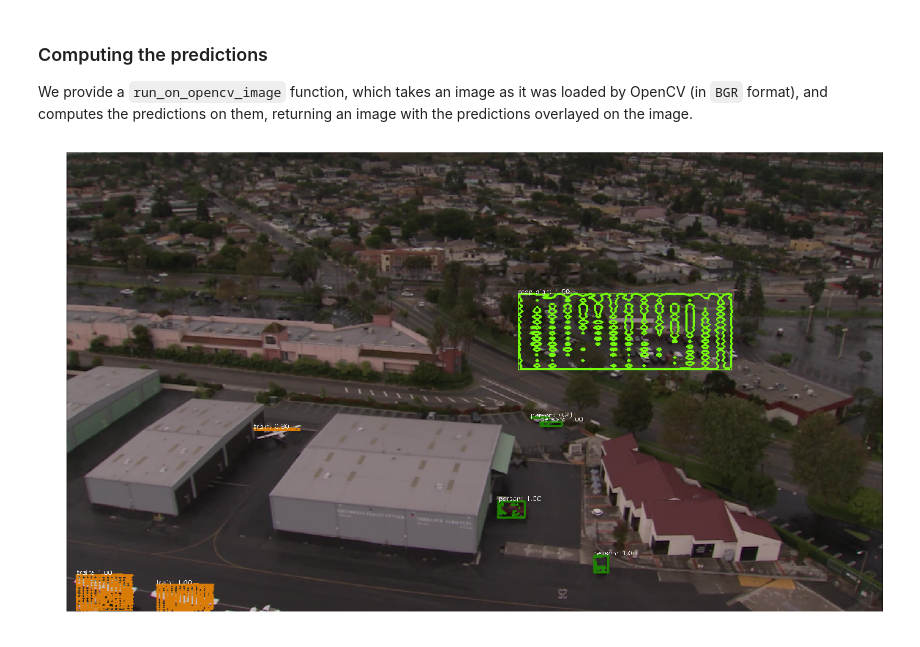
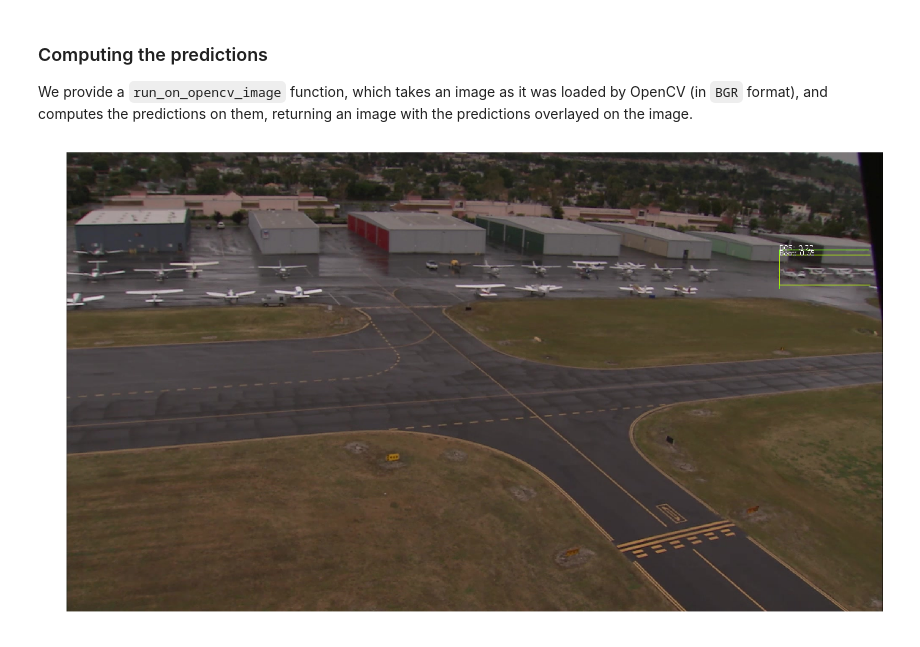
Before and after one commit to owninz/maskrcnn-benchmark, a Jupyter notebook: demo/Mask_R-CNN_demo.ipynb, the cells around one changed output. Saved outputs shown, nothing was run; the diff lists cells and outputs as text; code cells hidden in the pictures.

```diff
--- a/demo/Mask_R-CNN_demo.ipynb
+++ b/demo/Mask_R-CNN_demo.ipynb
@@ -36,7 +36,7 @@ Now we create the `COCODemo` object. It contains a few extra options for conveni
 coco_demo = COCODemo(
     cfg,
     min_image_size=800,
-    confidence_threshold=0.7,
+    confidence_threshold=0.1,
 )
 # %% [markdown]
 Let's define a few helper functions for loading images from a URL
@@ -68,7 +62,9 @@ imshow(image)
 We provide a `run_on_opencv_image` function, which takes an image as it was loaded by OpenCV (in `BGR` format), and computes the predictions on them, returning an image with the predictions overlayed on the image.
 # %%
 # compute predictions
+image = load('/home/jiasheng/maskrcnn-benchmark/datasets/neo/Neovision2-Training-Heli-001/000050.png')
+
 predictions = coco_demo.run_on_opencv_image(image)
 imshow(predictions)
 # %% [output]
-[figure, old version]
+[figure, new version]
```
Also changed, not shown: parts of 2 cells of this notebook, 7 other files.
